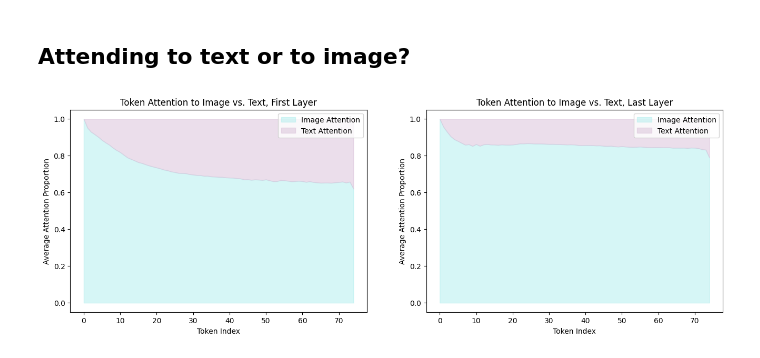
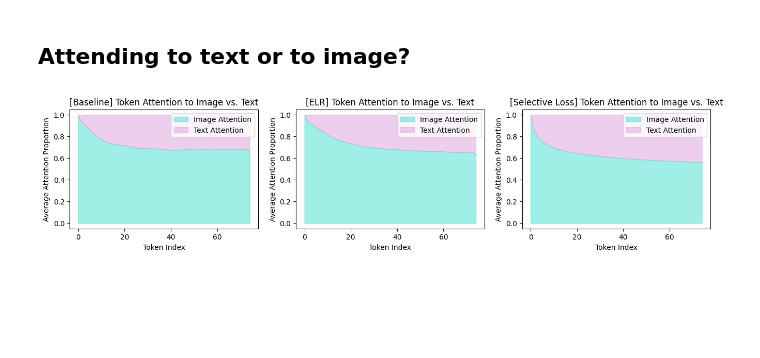
Before and after one commit to sandeepmukh/NoisyCaptioning, a Jupyter notebook: analysis/pandas_go_brr.ipynb, the cells around one changed output. Saved outputs shown, nothing was run; the diff lists cells and outputs as text; code cells hidden in the pictures; blank space fills up the shorter version.

```diff
--- a/analysis/pandas_go_brr.ipynb
+++ b/analysis/pandas_go_brr.ipynb
@@ -204,0 +384,10 @@ for exp in exps:
+# %%
+def categorize(loss, quartiles):
+    if loss <= quartiles[0]:
+        return "low"
+    elif loss <= quartiles[1]:
+        return "low med"
+    elif loss <= quartiles[2]:
+        return "high med"
+    else:
+        return "high"
@@ -207,8 +441,7 @@ for exp in exps:
 # %%
 sample_dir = "./eval_samples/"
-sample_samples = [21, 42, 63]
 samples = os.listdir(sample_dir)
-for idx in sample_samples:
+for idx in range(num_samples):
     print("Looking at sample number", idx)
     with open(f"{sample_dir}cap_{idx}.txt", "r") as f:
         caption = f.read().strip()
@@ -217,5 +450,5 @@ for idx in sample_samples:
         log = f"{exps[exp]} model:\n"
         for chkpt in [100]:
             log += f"{chkpt}. {eval_data[exp][chkpt]['all_predictions'][idx]}\n"
-        print(log + "\n")
+        print(log)
 # %% [output]
@@ -238,32 +471,33 @@ Selective Loss model:
 100. <end_of_text> of  ,  <end_of_text> <end_of_text> ,  <end_of_text> <end_of_text> <end_of_text> <end_of_text> ,  <end_of_text> <end_of_text> <end_of_text> <end_of_text> <end_of_text> <end_of_text>  ...
 # %% [markdown]
 ## Attending to text or to image?
-# %%
-with open(f"eval_logs/elr/checkpoint_100_metrics.json", "r") as f:
-    test = json.loads(f.read())
 # %%
-fig, axes = plt.subplots(1, 2, figsize = (16, 5))
-indices = np.arange(seq_length)
-layers = ["0", "11"]
+fig, axes = plt.subplots(1, 3, figsize = (16, 3))
 
-for i in range(len(layers)):
-    avg_img_attn_ratios = np.zeros(seq_length)
-    avg_text_attn_ratios = np.zeros(seq_length)
-    for j in range(num_samples):
-        token_attn_split = test["all_token_attn_splits"][j]
-        img_attn, text_attn = token_attn_split[layers[i]]
-        avg_img_attn_ratios += np.array(img_attn)
-        avg_text_attn_ratios += np.array(text_attn)
-    avg_img_attn_ratios = avg_img_attn_ratios / num_samples
-    avg_text_attn_ratios = avg_text_attn_ratios / num_samples
+for k, exp in enumerate(exps):
+    with open(f"eval_logs/{exp}/checkpoint_100_metrics.json", "r") as f:
+        test = json.loads(f.read())
+    indices = np.arange(seq_length)
+    layers = ["0"]
 
-    axes[i].fill_between(indices, 0, avg_img_attn_ratios, color = "paleturquoise", alpha = 0.5, label = "Image Attention")
-    axes[i].fill_between(indices, avg_img_attn_ratios, avg_img_attn_ratios + avg_text_attn_ratios, color = "thistle", alpha = 0.5, label = "Text Attention")
-    layer_name = "First Layer" if layers[i] == "0" else "Last Layer"
-    axes[i].set_title(f"Token Attention to Image vs. Text, {layer_name}")
-    axes[i].set_xlabel("Token Index")
-    axes[i].set_ylabel("Average Attention Proportion")
-    axes[i].legend()
+    for i in range(len(layers)):
+        avg_img_attn_ratios = np.zeros(seq_length)
+        avg_text_attn_ratios = np.zeros(seq_length)
+        for j in range(num_samples):
+            token_attn_split = test["all_token_attn_splits"][j]
+            img_attn, text_attn = token_attn_split[layers[i]]
+            avg_img_attn_ratios += np.array(img_attn)
+            avg_text_attn_ratios += np.array(text_attn)
+        avg_img_attn_ratios = avg_img_attn_ratios / num_samples
+        avg_text_attn_ratios = avg_text_attn_ratios / num_samples
+
+        axes[k].fill_between(indices, 0, avg_img_attn_ratios, color = "turquoise", alpha = 0.5, label = "Image Attention")
+        axes[k].fill_between(indices, avg_img_attn_ratios, avg_img_attn_ratios + avg_text_attn_ratios, color = "plum", alpha = 0.5, label = "Text Attention")
+        layer_name = "First Layer" if layers[i] == "0" else "Last Layer"
+        axes[k].set_title(f"[{exps[exp]}] Token Attention to Image vs. Text")
+        axes[k].set_xlabel("Token Index")
+        axes[k].set_ylabel("Average Attention Proportion")
+        axes[k].legend()
 plt.show()
 # %% [output]
-[figure, old version]
+[figure, new version]
```
Also changed, not shown: parts of 24 cells of this notebook, 2 other files.
